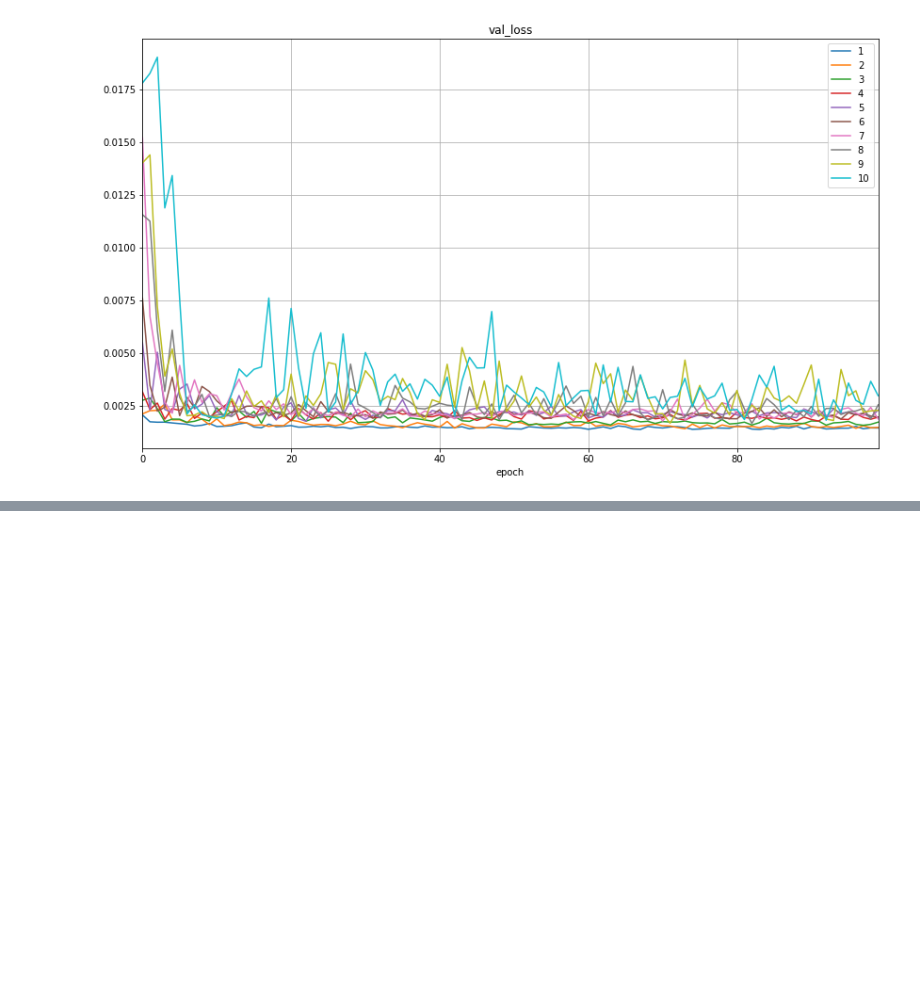
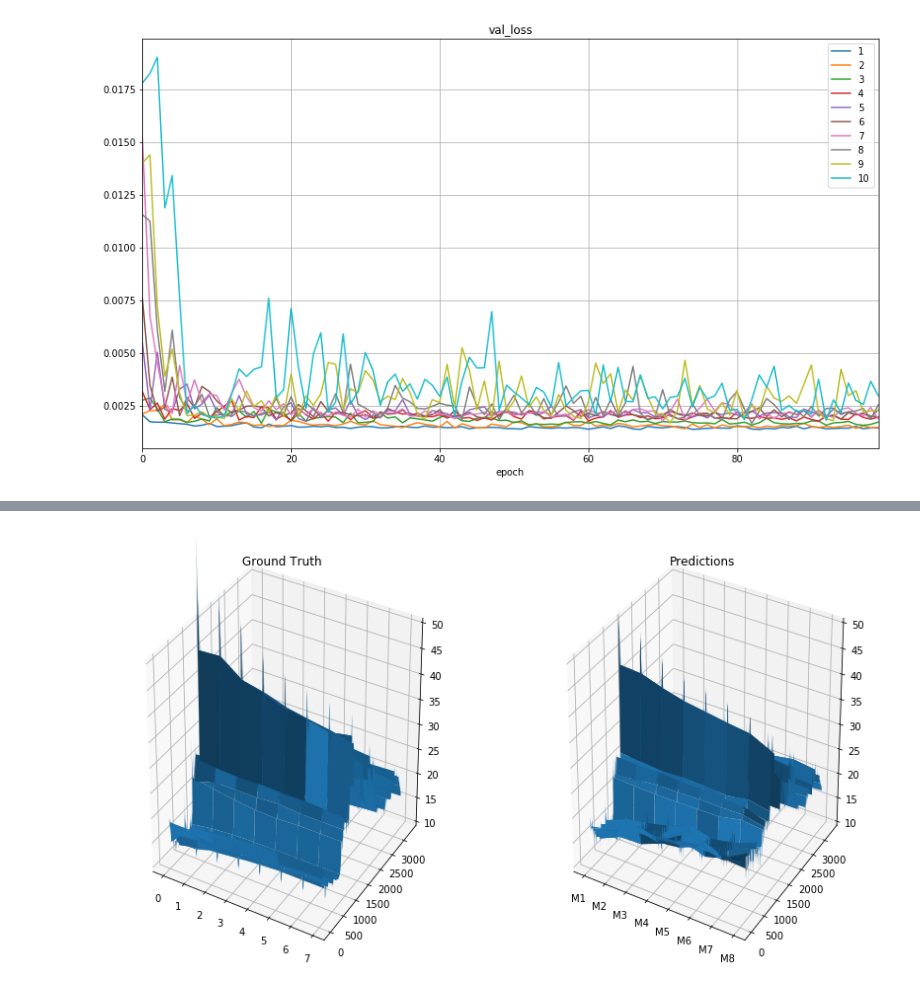
Before and after one commit to leyhline/vix-term-structure, a Jupyter notebook: models.ipynb, the cells around one changed output, grey strips where cells are left out. Drawn from its saved outputs; the diff is of its cells as text; code cells hidden in the pictures; blank space fills up the shorter version.

```diff
--- a/models.ipynb
+++ b/models.ipynb
@@ -57,0 +117,15 @@ plt.show()
+# %%
+fig = plt.figure(figsize=(14, 8))
+X, Y = np.meshgrid(np.arange(8), np.arange(3291))
+ax0 = fig.add_subplot(121, projection='3d')
+ax0.plot_surface(X, Y, targetdata)
+ax0.set_zlim(10,50)
+ax0.set_title("Ground Truth")
+ax1 = fig.add_subplot(122, projection='3d')
+ax1.plot_surface(X, Y, preds)
+ax1.set_zlim(10,50)
+ax1.set_title("Predictions")
+plt.xticks(x, xlabels)
+plt.show()
+# %% [output]
+[figure, added]
```
Also changed, not shown: parts of 8 cells of this notebook, 1 other file.
